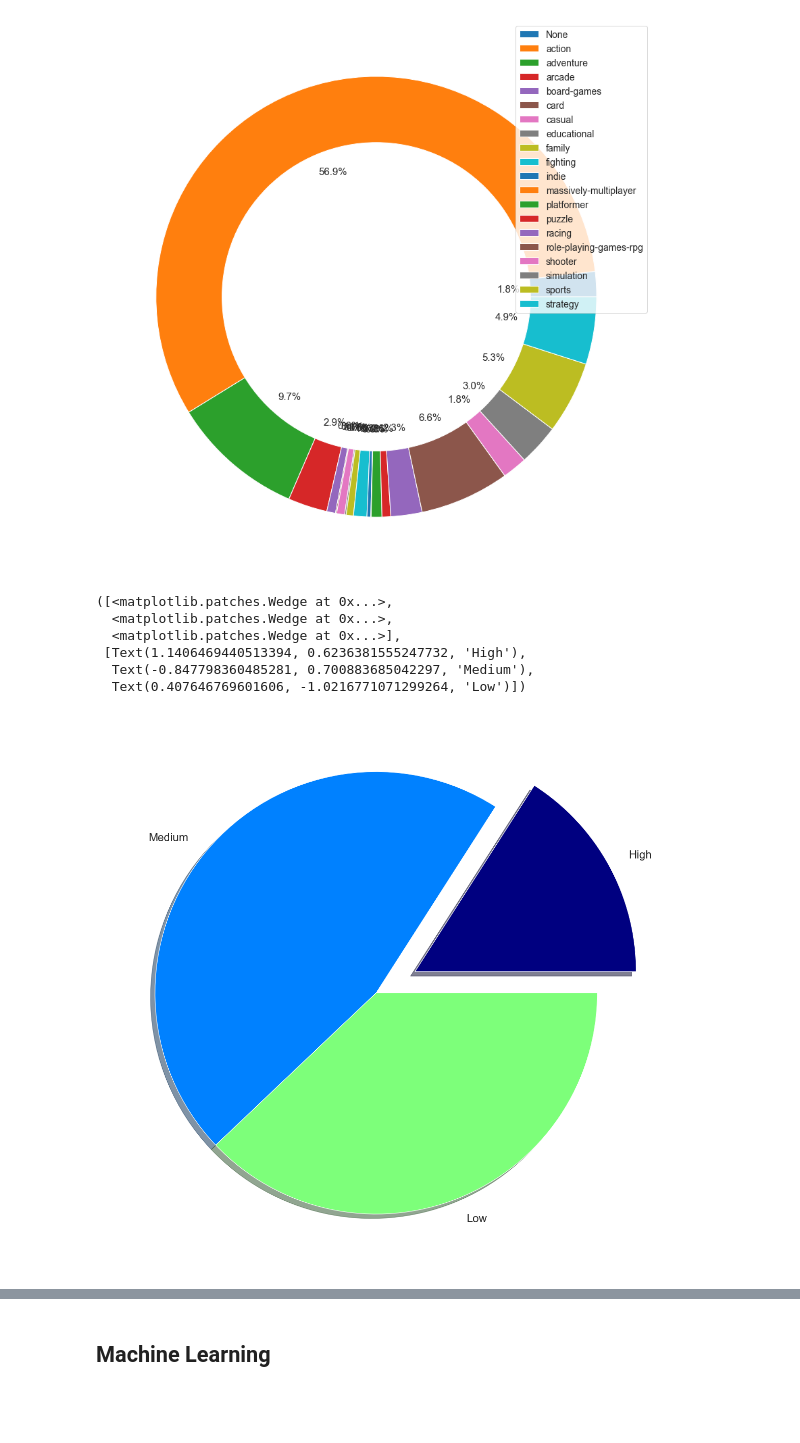
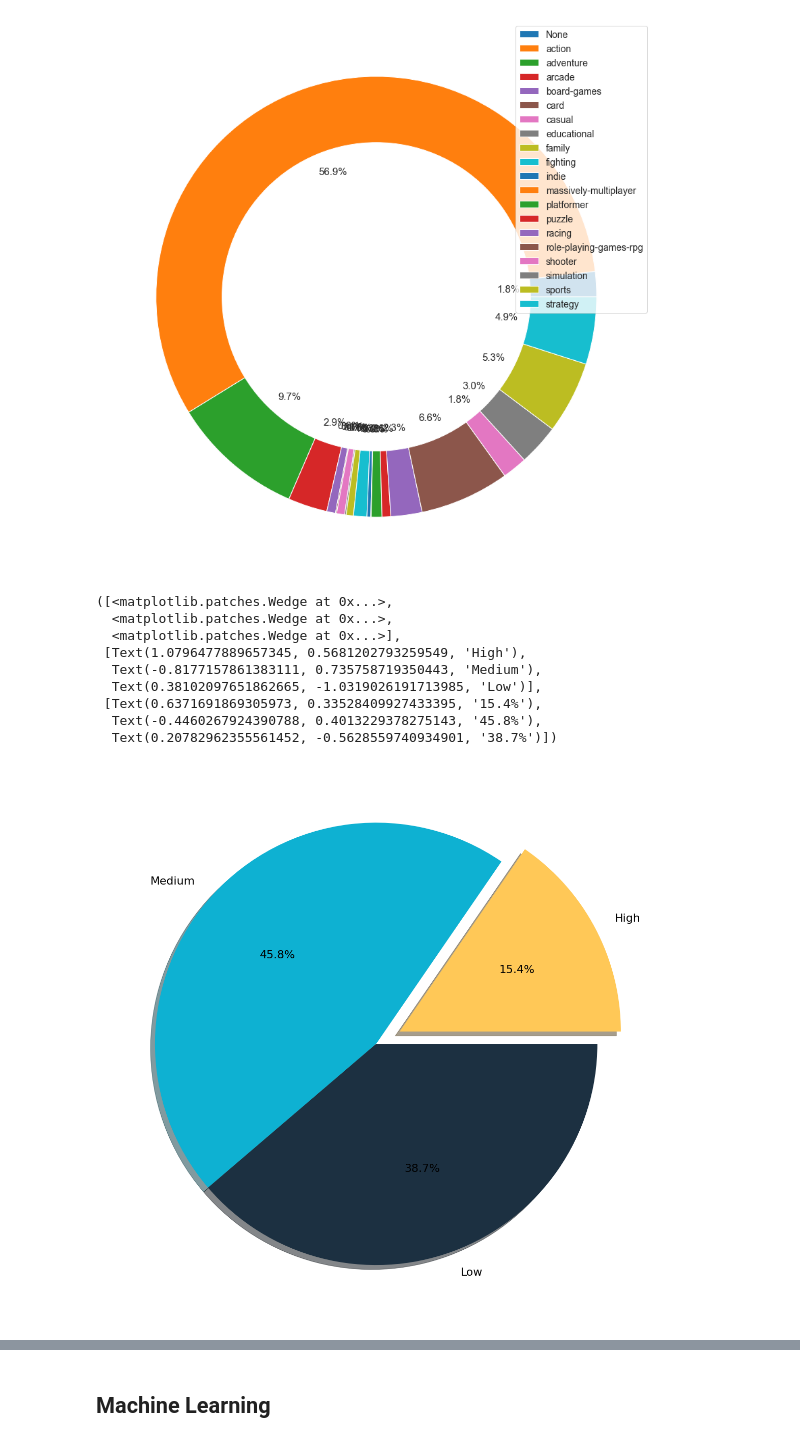
Before and after one commit to kokolight/MetacriticProject, a Jupyter notebook: DataScienceProject.ipynb, the cells around one changed output, grey strips where cells are left out. Drawn from its saved outputs; the diff is of its cells as text; code cells hidden in the pictures; blank space fills up the shorter version.

```diff
--- a/DataScienceProject.ipynb
+++ b/DataScienceProject.ipynb
@@ -115,7 +118,6 @@ month_dict = {
 # %% [markdown]
  ### Function: Get all games data (by pages)
 # %%
-
 def metacritic_games_data(start_page, end_page):
     index = 1
     game_records = []
@@ -124,6 +126,9 @@ def metacritic_games_data(start_page, end_page):
     soup = BeautifulSoup(features="lxml")
     # Get all games in all pages
     for i in range(start_page, end_page):
+        current_page = i
+        pages_count = end_page - start_page
+        print(f"Page: {current_page}/{pages_count}")
         page_url = BROWSE_URL + "page={0}".format(i)
         req = requests.get(page_url, headers=HEADERS)
         soup.append(bs4.BeautifulSoup(req.text, "lxml"))
@@ -269,5 +279,5 @@ def get_game_rawg_details(game_name):
 # %% [markdown]
 ### Main - Retrieveing all the data
 # %%
-df = metacritic_games_data(100, 150)
+df = metacritic_games_data(1, 186)
 print(df)
@@ -434,0 +383,7 @@ df[df['average_playtime'] == 0]
+# %%
+# Loading the data
+df = load_csv("video_games_ratings.csv")
+# Drop first column
+df = df.iloc[:, 1:]
+# df
+df = prepare_dataset(df)
@@ -505,11 +536,3 @@ genres_count.loc[genres_count['genres'] == 2000]['game_name']
 ax = sns.barplot(data=genres_count, x='genres', y = 'game_name', hue="success_rate")
 # %% [output]
 [figure]
-# %%
-genres_count = df.groupby('genres')['genres'].count().sort_index(ascending=False).tolist()
-genres_count
-labels = df['genres'].sort_index(ascending=False).unique().tolist()
-fig, axes = plt.subplots(figsize=(20,20))
-plt.rcParams['font.size'] = 9.0
-axes.pie(genres_count, labels=labels)
-# publisher = df.groupby(['publisher' , 'success_rate']).count().reset_index()
@@ -561,21 +565,24 @@ plt.show(theme)
 # %%
 labels = ['High', 'Medium', 'Low']
 success_rate_count = df.groupby('success_rate')['success_rate'].count().sort_index(ascending=False)
 fig, axes = plt.subplots(figsize=(20,20))
 theme = plt.get_cmap('jet')
-explode = [0.2, 0, 0]
-axes.set_prop_cycle("color", [theme(1. * i / len(sizes))
-                             for i in range(len(sizes))])
+explode = [0.12, 0, 0]
+# axes.set_prop_cycle("color", [theme(1. * i / len(success_rate_count))
+#                              for i in range(len(success_rate_count))])
 plt.rcParams['font.size'] = 22
-axes.pie(success_rate_count, labels=labels, explode=explode, shadow=True)
+axes.pie(success_rate_count, labels=labels, explode=explode, shadow=True, autopct='%1.1f%%', colors=["#FFC857", "#0EB1D2", "#1C3041"])
 # %% [output]
 ([<matplotlib.patches.Wedge at 0x...>,
   <matplotlib.patches.Wedge at 0x...>,
   <matplotlib.patches.Wedge at 0x...>],
- [Text(1.1406469440513394, 0.6236381555247732, 'High'),
-  Text(-0.847798360485281, 0.700883685042297, 'Medium'),
-  Text(0.407646769601606, -1.0216771071299264, 'Low')])
+ [Text(1.0796477889657345, 0.5681202793259549, 'High'),
+  Text(-0.8177157861383111, 0.735758719350443, 'Medium'),
+  Text(0.38102097651862665, -1.0319026191713985, 'Low')],
+ [Text(0.6371691869305973, 0.33528409927433395, '15.4%'),
+  Text(-0.4460267924390788, 0.4013229378275143, '45.8%'),
+  Text(0.20782962355561452, -0.5628559740934901, '38.7%')])
-[figure, old version]
+[figure, new version]
 # %%
 def get_highly_correlated_cols(df):
     correlations , tuple_arr = [],[]
```
Also changed, not shown: parts of 42 cells of this notebook.
